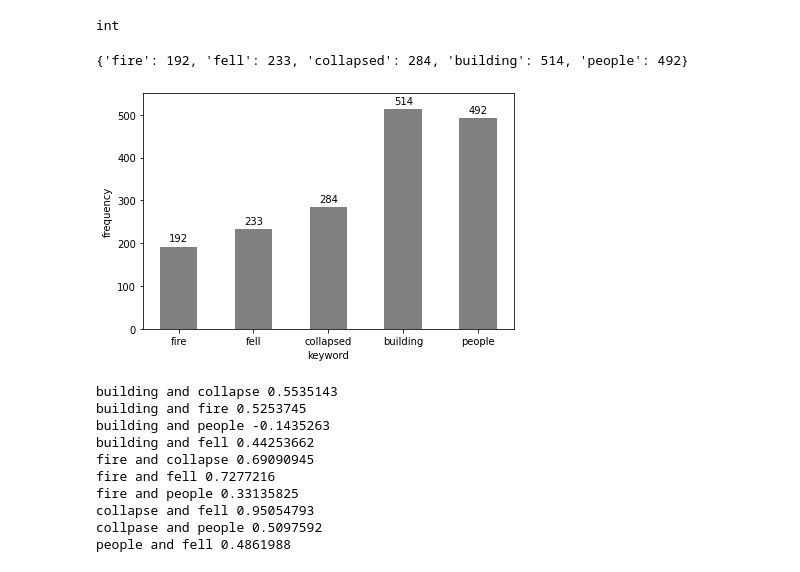
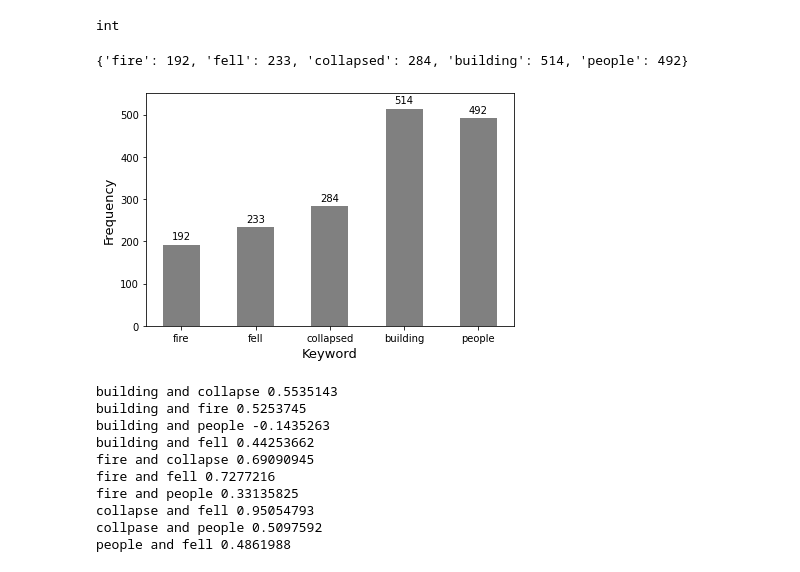
Before and after one commit to philz0918/Construction_analysis, a Jupyter notebook: NYT_data.ipynb, the cells around one changed output. Saved outputs shown, nothing was run; the diff lists cells and outputs as text; code cells hidden in the pictures.

```diff
--- a/NYT_data.ipynb
+++ b/NYT_data.ipynb
@@ -727,36 +727,36 @@ print(freq_dict)
 
 
 fig, ax = plt.subplots()
 rect1 = ax.bar(list(freq_dict.keys()),list(freq_dict.values()),width = 0.5, color ='gray')
-ax.set_ylabel('frequency')
-ax.set_xlabel('keyword')
+ax.set_ylabel('Frequency', fontsize = 13)
+ax.set_xlabel('Keyword', fontsize = 13)
 
 ax.set_ylim(0,550)
 
 
 def autolabel(rects):
     """Attach a text label above each bar in *rects*, displaying its height."""
     for rect in rects:
         height = rect.get_height()
         ax.annotate('{}'.format(height),
                     xy=(rect.get_x() + rect.get_width() / 2, height),
                     xytext=(0, 3),  # 3 points vertical offset
                     textcoords="offset points",
                     ha='center', va='bottom')
 
 
 autolabel(rect1)
 
 #plt.title("Frequency of keywords")
 
 plt.xticks(list(freq_dict.keys()))
 #plt.title("fire occurence in month")
 fig.tight_layout()
 plt.savefig('Figure/word2vec/frequency_keyword.pdf')
 plt.show()
 # %% [output]
 {'fire': 192, 'fell': 233, 'collapsed': 284, 'building': 514, 'people': 492}
-[figure, old version]
+[figure, new version]
 # %%
 #start word2vec
 
```
Also changed, not shown: parts of 4 cells of this notebook, 36 other files.
